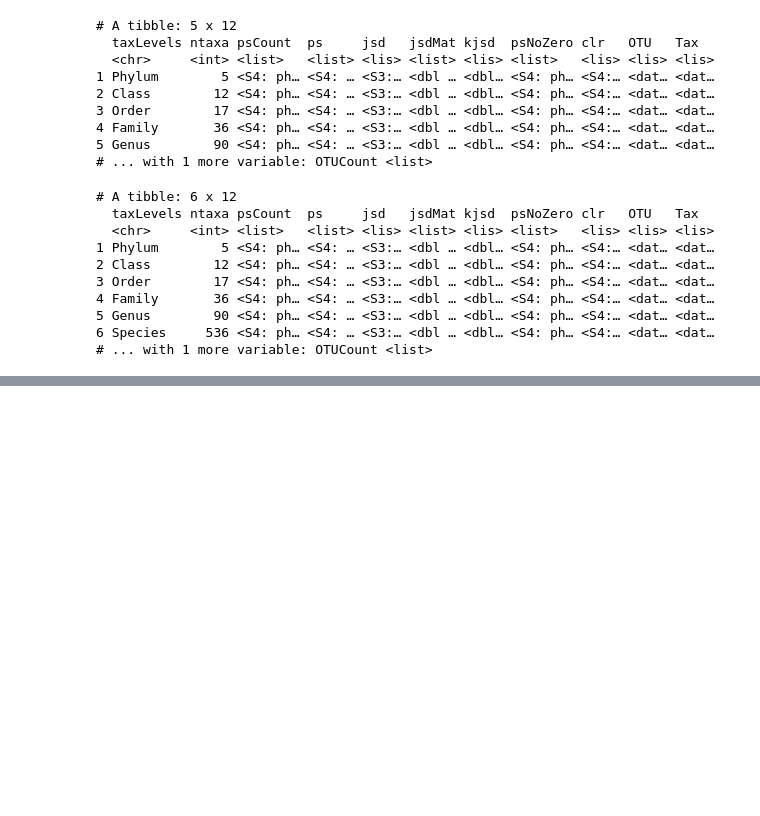
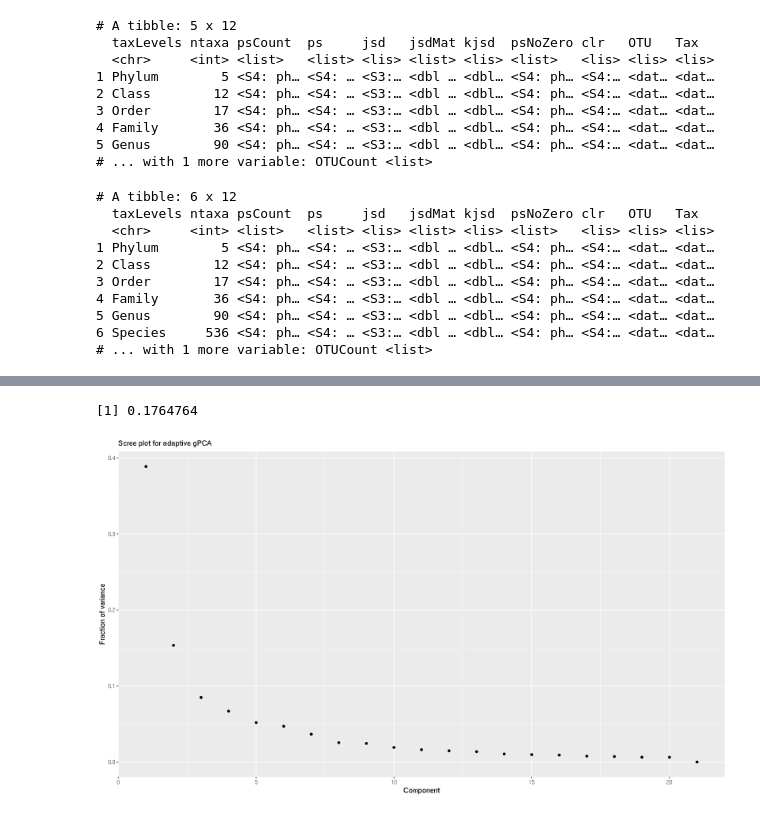
Before and after one commit to cramjaco/Nyvac_096_Microbiome, a Jupyter notebook: Mar2018_096.ipynb, the cells around one changed output, grey strips where cells are left out. Cells and saved outputs as stored; diff of their text form; code cells hidden in the pictures; blank space fills up the shorter version.

```diff
--- a/Mar2018_096.ipynb
+++ b/Mar2018_096.ipynb
@@ -2864,0 +2893,23 @@ walk2(psDf1b$taxLevels, psDf1b$Tax,
+# %%
+ps_log_cca <- psDf[6,'psCount'][[1]][[1]] %>%
+transform_sample_counts(function(x) log(1+x)) %>%
+    transform_compositional() %>% mutate_phyloseq_sample(
+                               mc41 = factor(medcode_hl(IgG_gp41_Month_0)),
+                                                log120 = (IgG_Con.6.gp120.B_Month_12))
+# %%
+otutab = otu_table(ps_log_cca)
+Q = ape::vcv(phy_tree(ps_log_cca))
+Q = Q / sum(diag(Q)) * ncol(Q)
+Qeig = eigen(Q)
+X = scale(otutab, scale = FALSE)
+out.adaptive = adaptivegpca(X, Qeig, k = 4)
+out.adaptive$r
+# %% [output]
+[1] 0.1764764
+# %%
+adaptive.evals = out.adaptive$vars
+qplot(y = adaptive.evals / sum(adaptive.evals), x = seq_along(adaptive.evals)) +
+  labs("x" = "Component", "y" = "Fraction of variance") +
+  ggtitle("Scree plot for adaptive gPCA")
+# %% [output]
+[figure, added]
```
Also changed, not shown: parts of 41 cells of this notebook, 13 other files.
